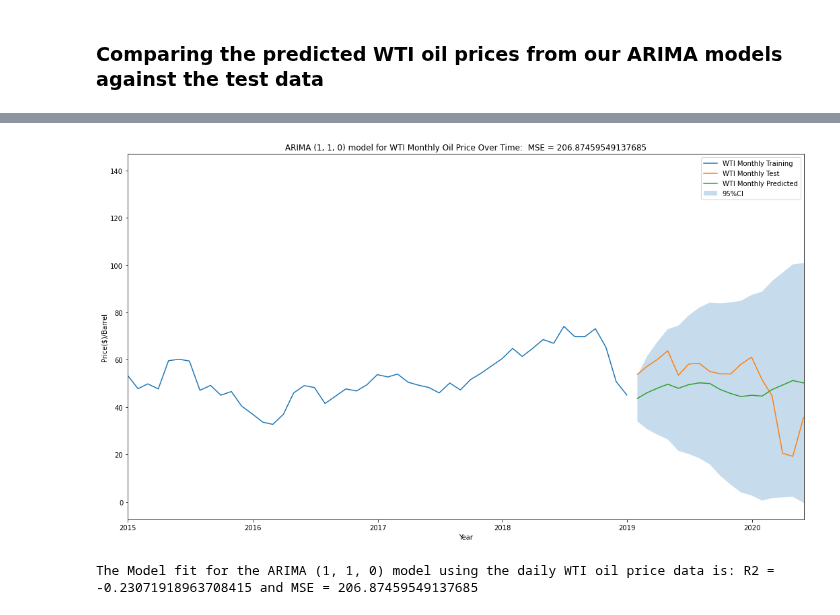
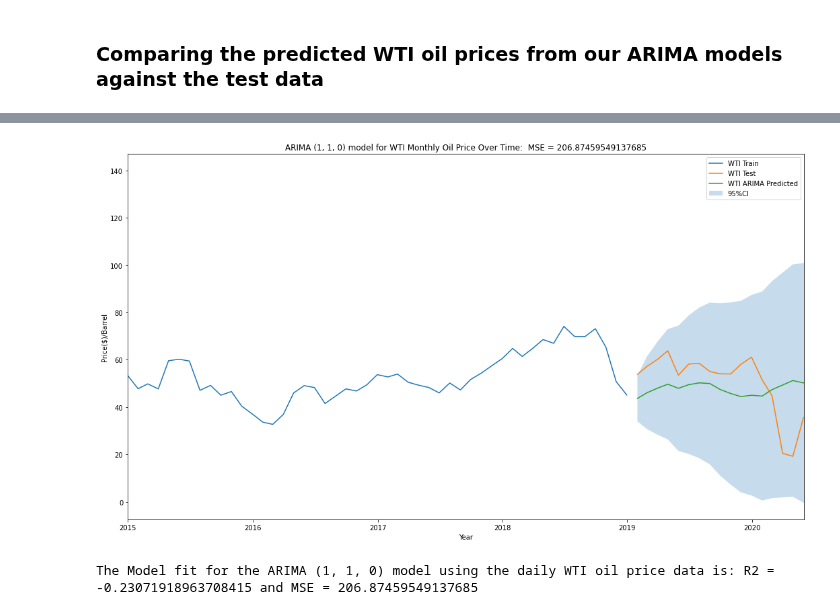
Before and after one commit to OlegRyzhkov2020/oil-project, a Jupyter notebook: analysis_in_R/Python_Time_Series_monthly.ipynb, the cells around one changed output, grey strips where cells are left out. Cells and saved outputs as stored; diff of their text form; code cells hidden in the pictures.

```diff
--- a/analysis_in_R/Python_Time_Series_monthly.ipynb
+++ b/analysis_in_R/Python_Time_Series_monthly.ipynb
@@ -445,19 +494,21 @@ WTI_ARIMA_MSE = metrics.mean_squared_error(WTI_test, WTI_prediction)
 # %%
+#Visualising the predictions and original data using Matplotlib
+
 plt.xlabel('Year')
 plt.ylabel('Price($)/Barrel')
-plt.plot(WTI_train,label="WTI Monthly Training")
-plt.plot(WTI_test,label="WTI Monthly Test")
-plt.plot(WTI_prediction,label="WTI Monthly Predicted")
+plt.plot(WTI_train,label="WTI Train")
+plt.plot(WTI_test,label="WTI Test")
+plt.plot(WTI_prediction,label="WTI ARIMA Predicted")
 plt.xlim([datetime.date(2015, 1, 1), datetime.date(2020, 6, 1)])
 plt.fill_between(WTI_lower_series.index,
                      WTI_lower_series,
                      WTI_upper_series,
                      alpha=0.25, label='95%CI')
 plt.title(f'ARIMA (1, 1, 0) model for WTI Monthly Oil Price Over Time:  MSE = {WTI_ARIMA_MSE}')
 plt.legend(loc = 'Left corner')
 plt.show()
 # %% [output]
-[figure, old version]
+[figure, new version]
 # %%
 print(f'The Model fit for the ARIMA (1, 1, 0) model using the daily WTI oil price data is: R2 = {WTI_accuracy} and MSE = {WTI_ARIMA_MSE}')
 # %% [output]
```
Also changed, not shown: parts of 13 cells of this notebook, 13 other files.
